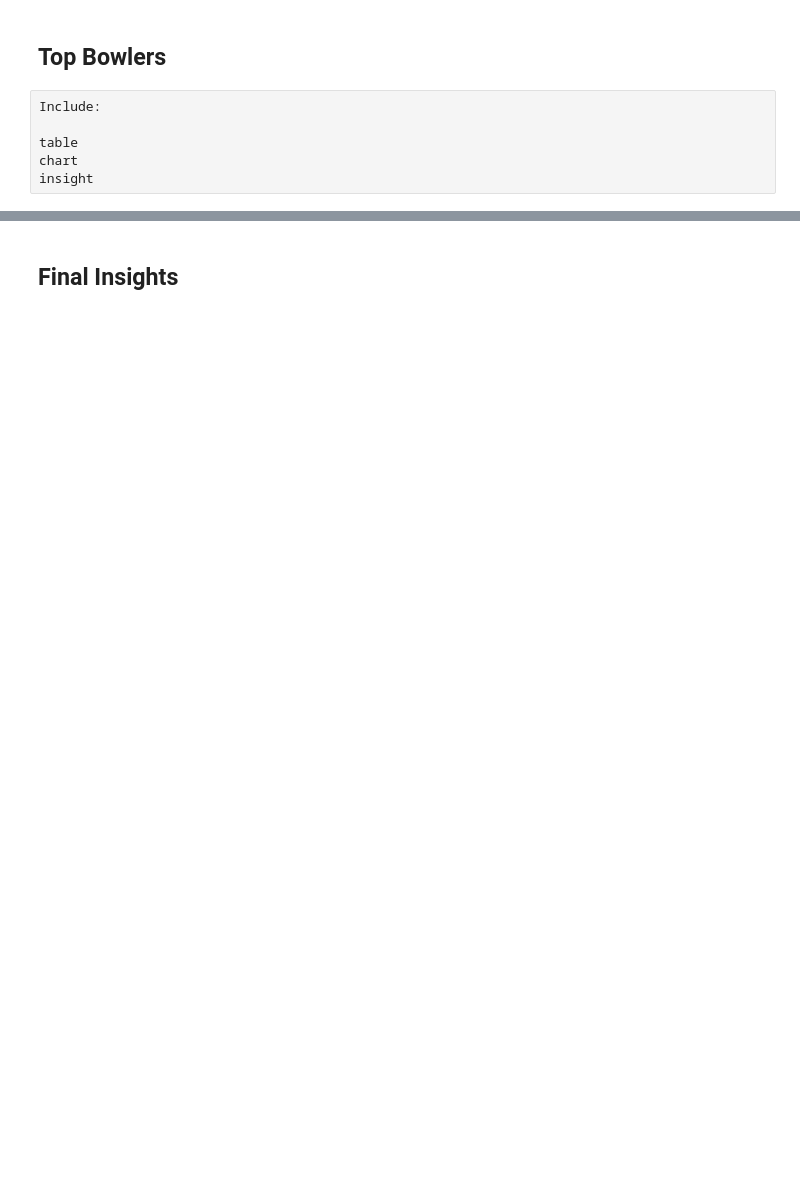
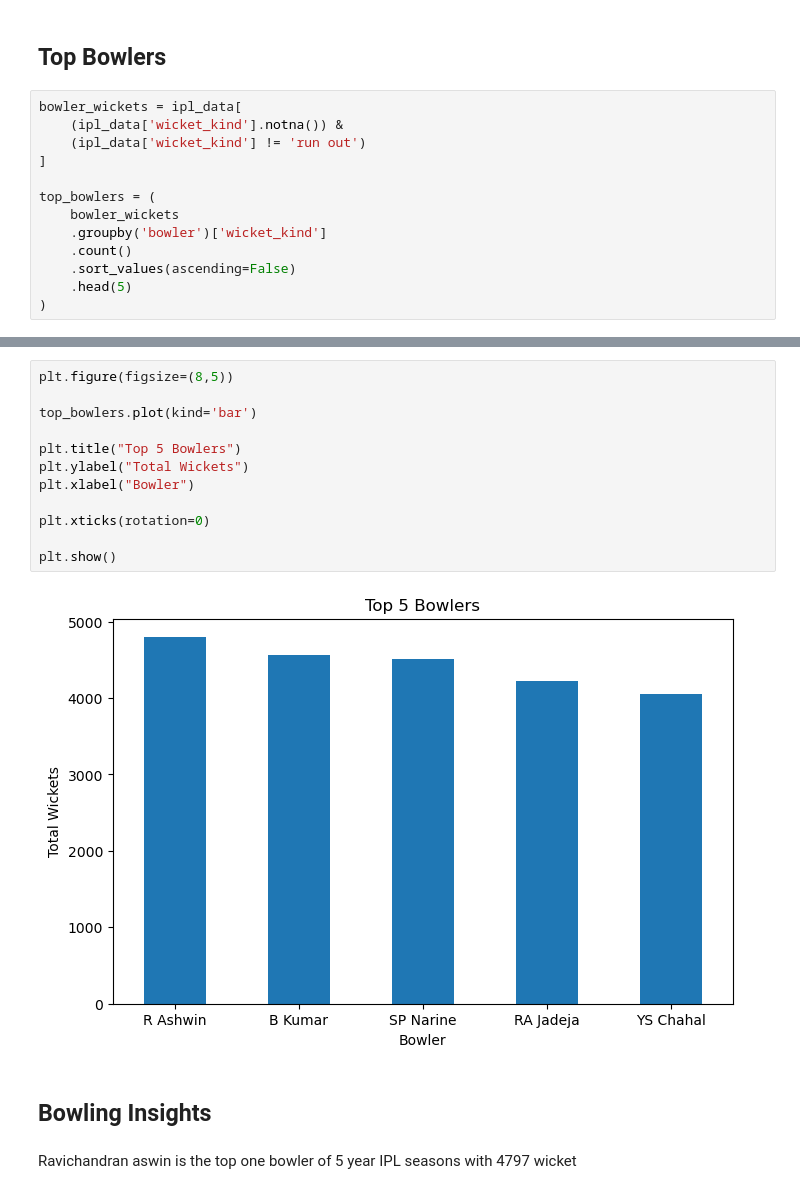
Before and after one commit to Abhash235/IPL-crunch-26, a Jupyter notebook: IPL_Analytics_Hackathon.ipynb, the cells around one changed output, grey strips where cells are left out. Saved outputs shown, nothing was run; the diff lists cells and outputs as text; blank space fills up the shorter version.

```diff
--- a/IPL_Analytics_Hackathon.ipynb
+++ b/IPL_Analytics_Hackathon.ipynb
@@ -264,8 +303,15 @@ insight
 # %% [markdown]
 ## Top Bowlers
 # %%
-Include:
+bowler_wickets = ipl_data[
+    (ipl_data['wicket_kind'].notna()) &
+    (ipl_data['wicket_kind'] != 'run out')
+]
 
-table
-chart
-insight
+top_bowlers = (
+    bowler_wickets
+    .groupby('bowler')['wicket_kind']
+    .count()
+    .sort_values(ascending=False)
+    .head(5)
+)
@@ -272,2 +335,18 @@ insight
+# %%
+plt.figure(figsize=(8,5))
+
+top_bowlers.plot(kind='bar')
+
+plt.title("Top 5 Bowlers")
+plt.ylabel("Total Wickets")
+plt.xlabel("Bowler")
+
+plt.xticks(rotation=0)
+
+plt.show()
+# %% [output]
+[figure, added]
 # %% [markdown]
-## Final Insights
+## Bowling Insights
+# %% [markdown]
+Ravichandran aswin is the top one bowler of 5 year IPL seasons with 4797 wicket
```
Also changed, not shown: parts of 12 cells of this notebook.
